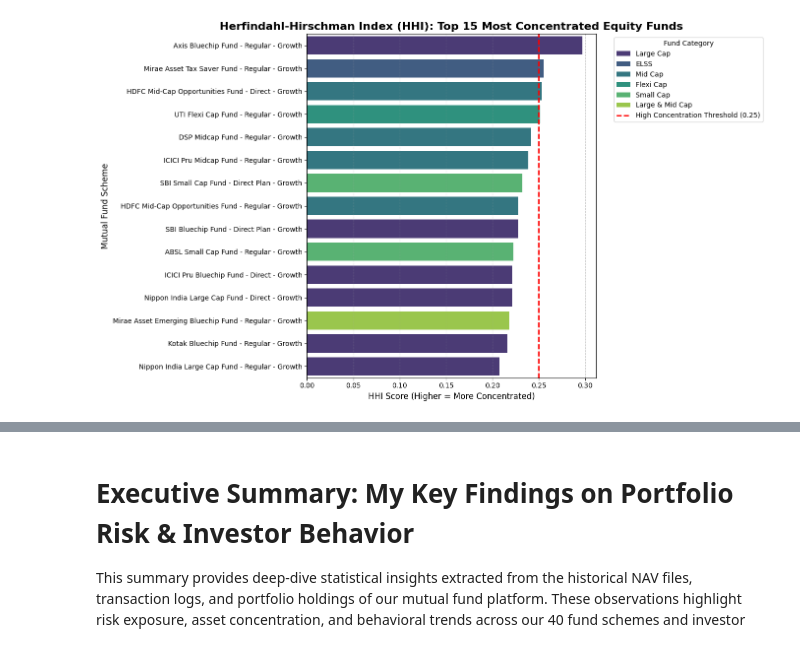
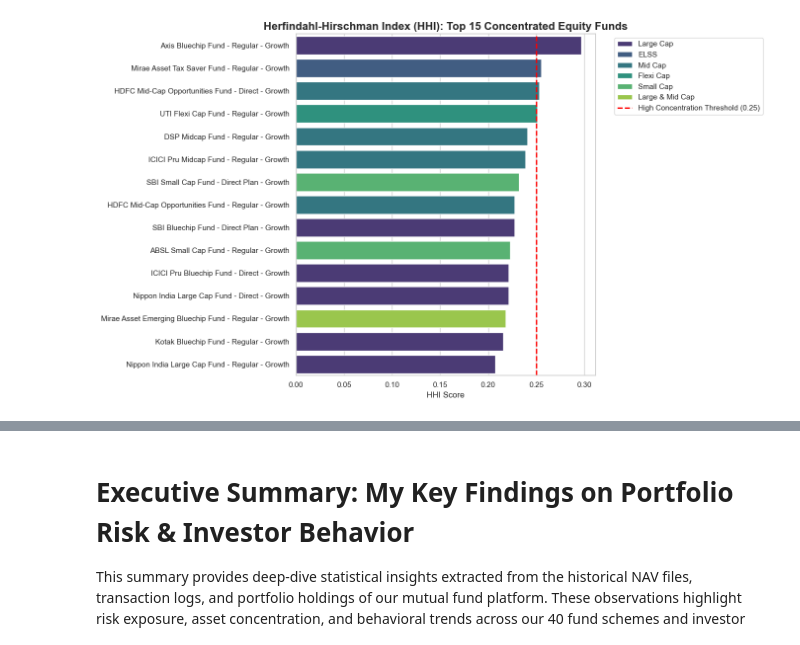
Before and after one commit to Razorface1919/bluestock_mf_capstone, a Jupyter notebook: notebooks/05_advanced_analytics.ipynb, the cells around one changed output, grey strips where cells are left out. Cells and saved outputs as stored; diff of their text form; code cells hidden in the pictures.

```diff
--- a/notebooks/05_advanced_analytics.ipynb
+++ b/notebooks/05_advanced_analytics.ipynb
@@ -312,26 +195,27 @@ Writing recommender.py
 # %%
-import seaborn as sns
+def analyze_sector_hhi():
+    print("Calculating Herfindahl-Hirschman Index (HHI)...")
+    holdings_df = pd.read_csv(RAW_DIR / '09_portfolio_holdings.csv')
 
-def analyze_sector_hhi():
-    print("Loading holdings data...")
-    holdings_df = pd.read_csv(r"D:\Programs\bluestock_mf_capstone\data\raw\09_portfolio_holdings.csv")
-    perf_df = pd.read_csv(r"D:\Programs\bluestock_mf_capstone\data\processed\clean_performance.csv")
+    holdings_df['amfi_code'] = holdings_df['amfi_code'].astype(str)
 
-    equity_categories = [
-        'Large Cap', 'Mid Cap', 'Small Cap', 'Flexi Cap',
-        'Large & Mid Cap', 'ELSS', 'Value/Contra', 'Sectoral/Thematic'
-    ]
-    equity_funds = perf_df[perf_df['category'].isin(equity_categories)][['amfi_code', 'scheme_name', 'category']]
+    conn = sqlite3.connect(DB_PATH)
+    funds_query = """
+        SELECT amfi_code, scheme_name, sub_category AS category
+        FROM dim_fund
+        WHERE sub_category LIKE '%Cap%'
+           OR sub_category IN ('ELSS', 'Value/Contra', 'Sectoral/Thematic')
+    """
+    equity_funds = pd.read_sql(funds_query, conn)
+    conn.close()
 
-    merged_holdings = pd.merge(holdings_df, equity_funds, on='amfi_code', how='inner')
+    equity_funds['amfi_code'] = equity_funds['amfi_code'].astype(str)
 
-    sector_weights = merged_holdings.groupby(['scheme_name', 'category', 'sector'])['weight_pct'].sum().reset_index()
+    merged = pd.merge(holdings_df, equity_funds, on='amfi_code', how='inner')
+    sector_weights = merged.groupby(['scheme_name', 'category', 'sector'])['weight_pct'].sum().reset_index()
 
-    sector_weights['weight_decimal'] = sector_weights['weight_pct'] / 100
-    sector_weights['squared_weight'] = sector_weights['weight_decimal'] ** 2
-
-    hhi_df = sector_weights.groupby(['scheme_name', 'category'])['squared_weight'].sum().reset_index()
-    hhi_df.rename(columns={'squared_weight': 'hhi_score'}, inplace=True)
+    sector_weights['squared_weight'] = (sector_weights['weight_pct'] / 100) ** 2
+    hhi_df = sector_weights.groupby(['scheme_name', 'category'])['squared_weight'].sum().reset_index().rename(columns={'squared_weight': 'hhi_score'})
 
     hhi_df['concentration_level'] = pd.cut(
         hhi_df['hhi_score'],
@@ -340,40 +224,21 @@ def analyze_sector_hhi():
     )
 
     hhi_df = hhi_df.sort_values(by='hhi_score', ascending=False)
+    hhi_df.to_csv(PROCESSED_DIR / 'sector_hhi.csv', index=False)
 
-    hhi_df.to_csv('sector_hhi.csv', index=False)
-    print("Success! Saved tabular data to: sector_hhi.csv")
+    # Plotting
+    plt.figure(figsize=(14, 8))
+    sns.barplot(data=hhi_df.head(15), y='scheme_name', x='hhi_score', hue='category', dodge=False, palette='viridis')
+    plt.axvline(x=0.25, color='red', linestyle='--', linewidth=2, label='High Concentration Threshold (0.25)')
+    plt.title('Herfindahl-Hirschman Index (HHI): Top 15 Concentrated Equity Funds', fontsize=16, fontweight='bold')
+    plt.xlabel('HHI Score', fontsize=12)
+    plt.ylabel('')
+    plt.legend(bbox_to_anchor=(1.05, 1), loc='upper left')
+    plt.tight_layout()
+    plt.savefig(REPORTS_DIR / 'sector_hhi_chart.png', dpi=300, bbox_inches='tight')
+    print("Success! Saved HHI chart and CSV.\n")
 
-    plt.figure(figsize=(14, 8))
-
-    top_concentrated = hhi_df.head(15)
-
-    sns.barplot(
-        data=top_concentrated,
-        y='scheme_name',
-        x='hhi_score',
-        hue='category',
-        dodge=False,
-        palette='viridis'
-    )
-
-    plt.axvline(x=0.25, color='red', linestyle='--', linewidth=2, label='High Concentration Threshold (0.25)')
-
-    plt.title('Herfindahl-Hirschman Index (HHI): Top 15 Most Concentrated Equity Funds', fontsize=16, fontweight='bold')
-    plt.xlabel('HHI Score (Higher = More Concentrated)', fontsize=12)
-    plt.ylabel('Mutual Fund Scheme', fontsize=12)
-    plt.legend(title='Fund Category', bbox_to_anchor=(1.05, 1), loc='upper left')
-    plt.grid(axis='x', linestyle='--', alpha=0.7)
-    plt.tight_layout()
-
-    plt.savefig('sector_hhi_chart.png', dpi=300, bbox_inches='tight')
-    print("Success! Saved chart to: sector_hhi_chart.png\n")
-
-    plt.show()
     return hhi_df
 
 hhi_results = analyze_sector_hhi()
-
-print("--- TOP 5 MOST SECTOR-CONCENTRATED FUNDS ---")
-print(hhi_results[['scheme_name', 'category', 'hhi_score', 'concentration_level']].head(5).to_string(index=False))
 # %% [output]
@@ -383 +247 @@ Success! Saved chart to: sector_hhi_chart.png
-[figure, old version]
+[figure, new version]
```
Also changed, not shown: parts of 9 cells of this notebook, 38 other files.
